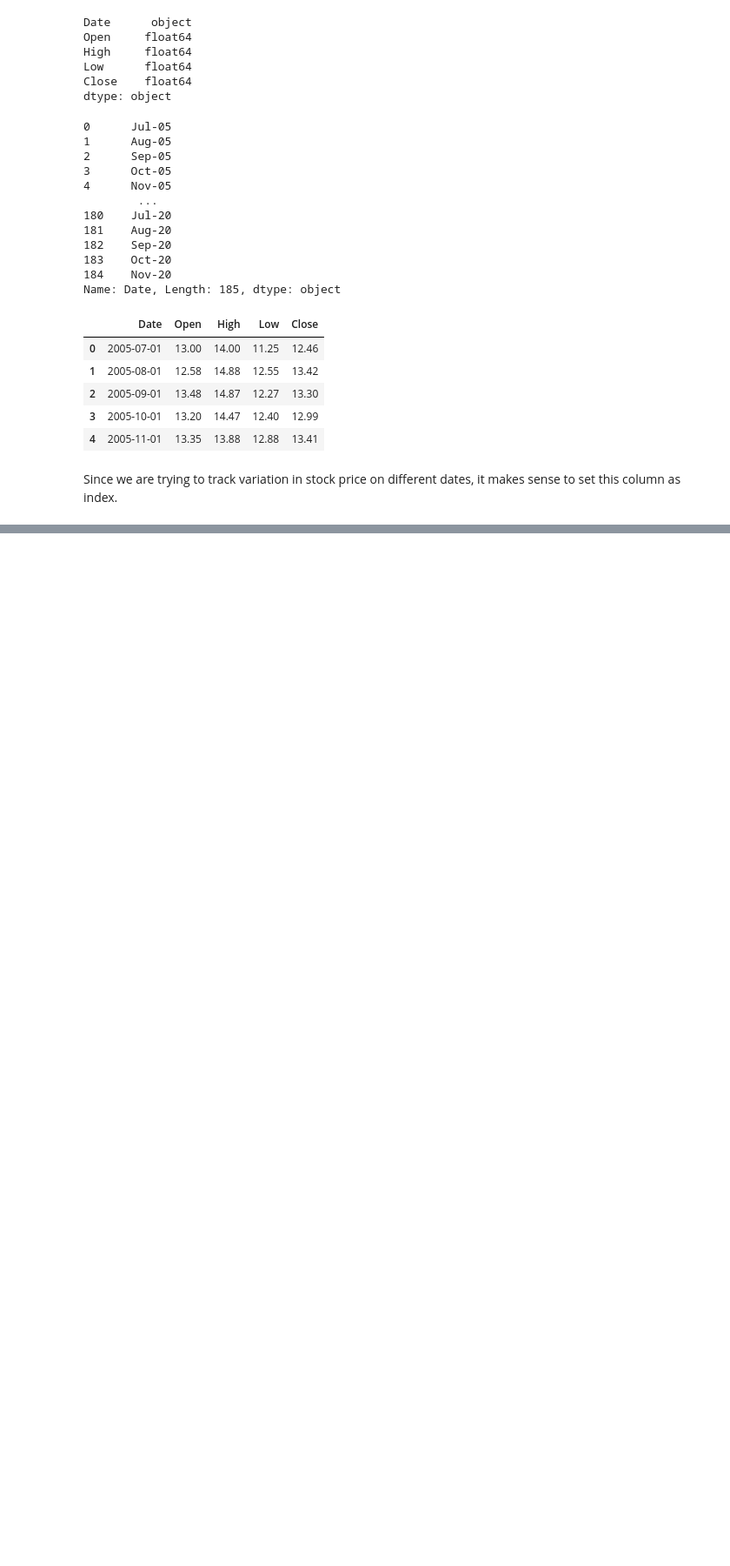
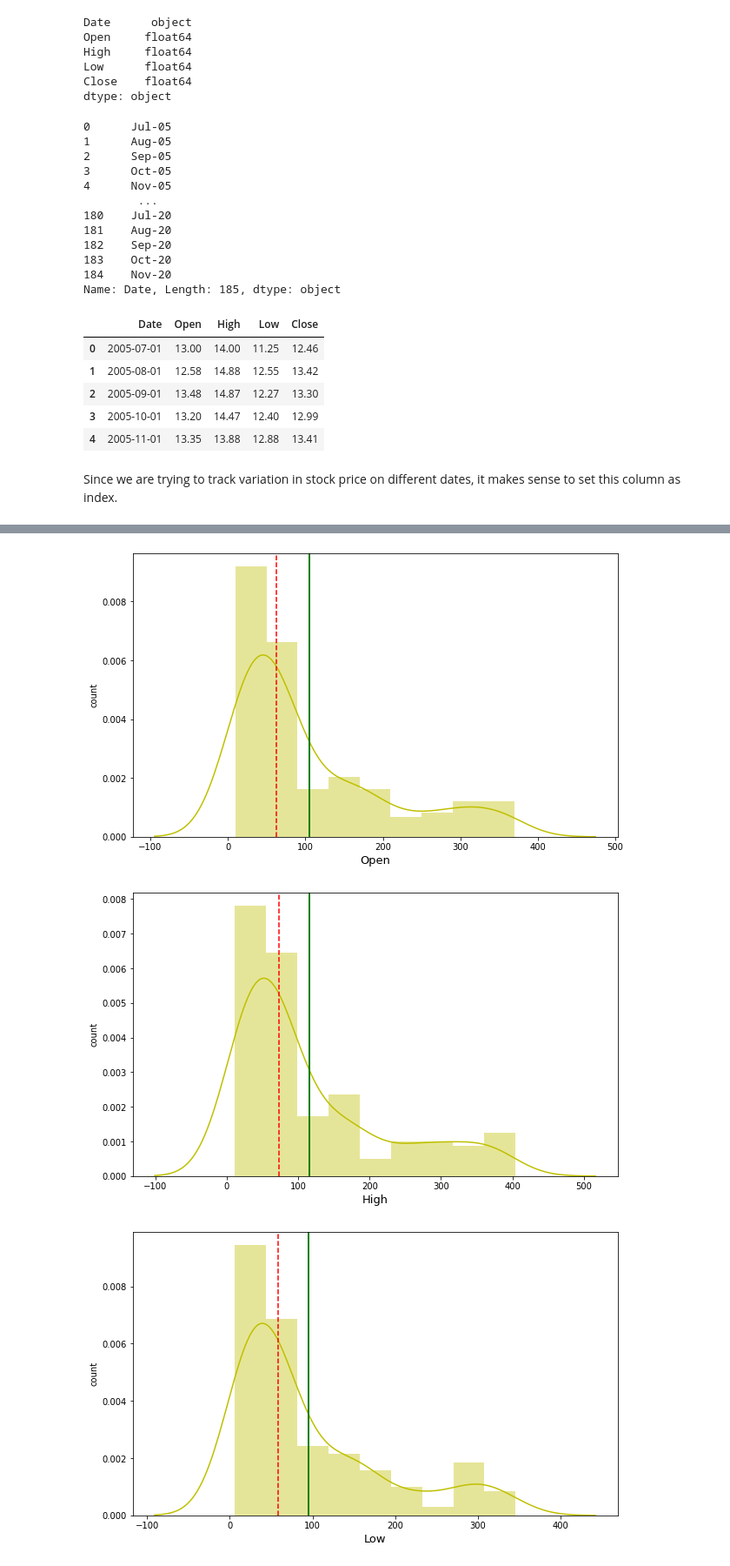
Before and after one commit to gopaljigupta45/YES_BANK_STOCK_PRICE_PREDICTION, a Jupyter notebook: Yes_bank_stock_price_prediction_.ipynb, the cells around one changed output, grey strips where cells are left out. Shown: that part at 87% size. Cells and saved outputs as stored; diff of their text form; code cells hidden in the pictures; blank space fills up the shorter version.

```diff
--- a/Yes_bank_stock_price_prediction_.ipynb
+++ b/Yes_bank_stock_price_prediction_.ipynb
@@ -160,0 +214,16 @@ df.set_index(df.Date, inplace=True)           # setting Date column as index.
+# %%
+# Plotting the distributions of all features.
+for col in df.columns:
+  plt.figure(figsize=(10,6))
+  sns.distplot(df[col], color='y')
+  plt.xlabel(col, fontsize=13)
+  plt.ylabel('count')
+
+  # Plotting the mean and the median.
+  plt.axvline(df[col].mean(),color='green',linewidth=2)                            # axvline plots a vertical line at a value (mean in this case).
+  plt.axvline(df[col].median(),color='red',linestyle='dashed',linewidth=1.5)
+  plt.show()
+# %% [output]
+[figure, added]
+[figure, added]
+[figure, added]
```
Also changed, not shown: parts of 15 cells of this notebook.
